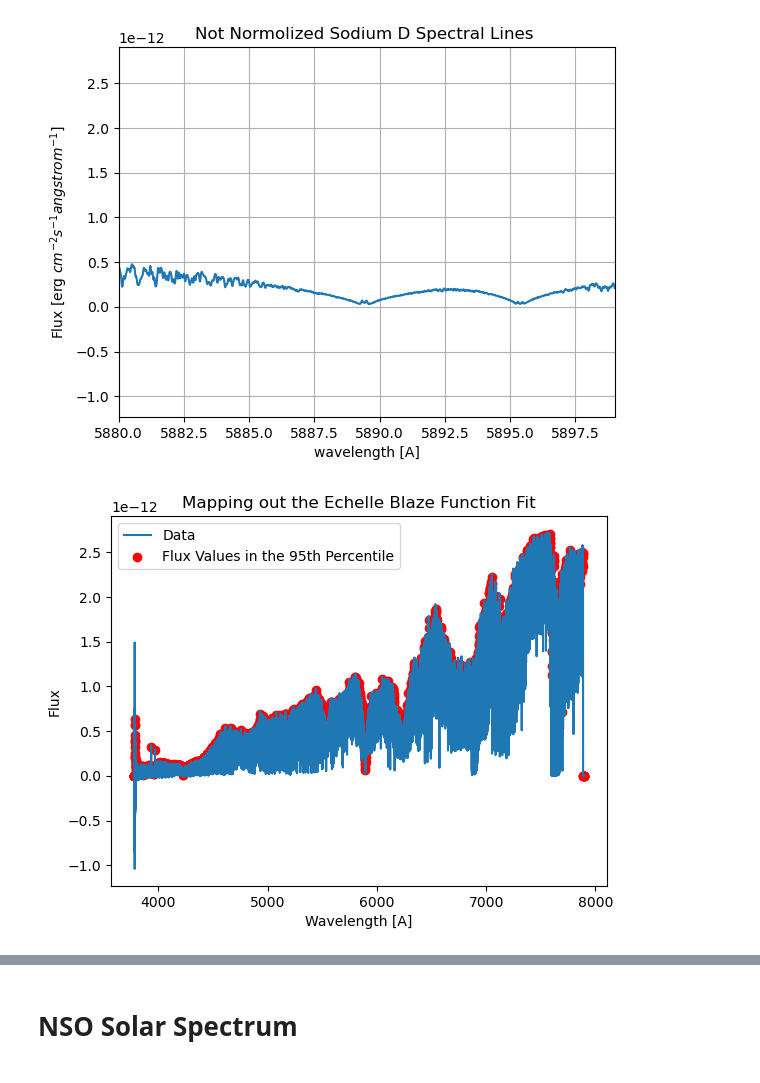
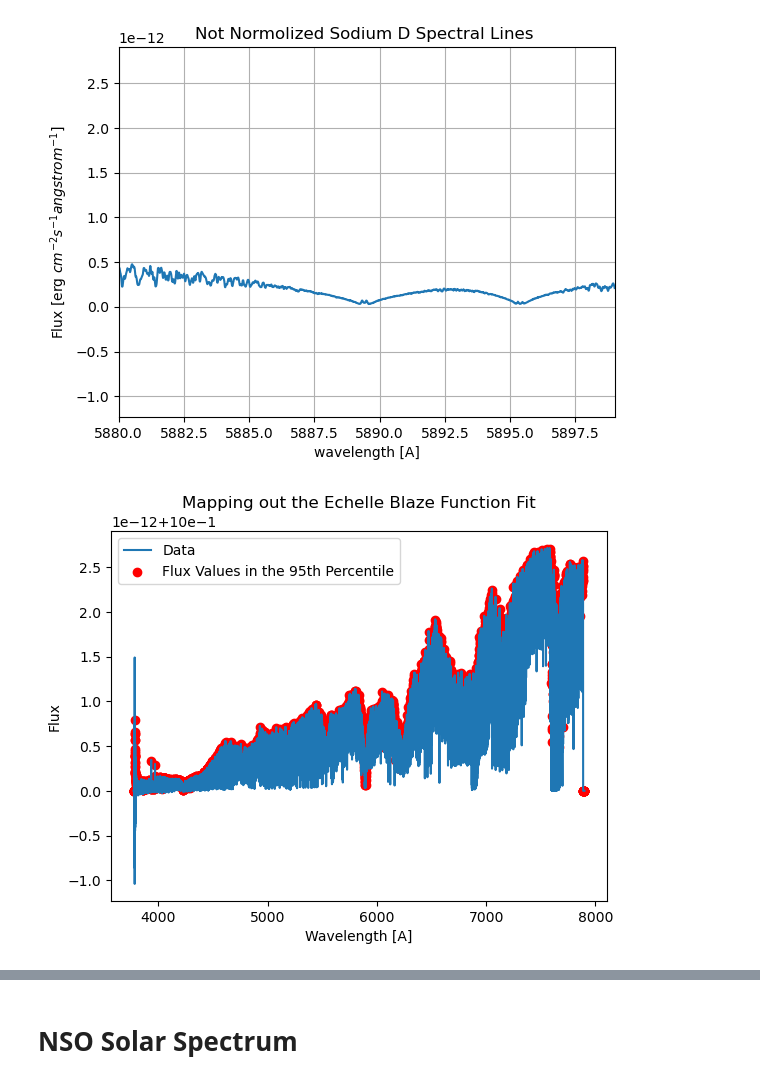
Before and after one commit to howardisaacson/Intro-2-Spectra, a Jupyter notebook: analysis/ESPRESSO/GL699 Spectral Lines.ipynb, the cells around one changed output, grey strips where cells are left out. Drawn from its saved outputs; the diff is of its cells as text; code cells hidden in the pictures.

```diff
--- a/analysis/ESPRESSO/GL699 Spectral Lines.ipynb
+++ b/analysis/ESPRESSO/GL699 Spectral Lines.ipynb
@@ -66,9 +67,10 @@ Text(0.5, 1.0, 'Not Normolized Sodium D Spectral Lines ')
 #dividing tauceti flux specctrum by the fit of 95th percentile flux values
 #still NOT normalized
 
-bin = 100
+#try different bin size like 50
+bin = 50
 wave = evt_data['WAVE'][0][:]
-flux = evt_data['FLUX'][0][:]
+flux = evt_data['FLUX'][0][:] + 1
 # this list will contain the indices corresponding to each of the 95th percentile flux values in each bin
 indices = []
 
@@ -78,34 +80,35 @@ for i in np.arange((len(wave) - (bin)), step = bin):
         value = flux[j]
         flux_values = np.append(flux_values, value)
     # find the 95th percentile flux value: we use 95 to get the maximum flux value in general
     # but avoid issues with cosmic rays and other emission lines
     flux_in_bin = np.percentile(flux_values, 95)
+
     # find the closest value in the flux array to the 95th percentile value
     absolute_difference_function = lambda list_value : abs(list_value - flux_in_bin)
     flux_in_bin = min(flux_values.tolist(), key=absolute_difference_function)
     index_in_bin = flux_values.tolist().index(flux_in_bin)
     index = i + index_in_bin
     indices = np.append(indices, index)
 
 # these lists will contain the wavlength and flux values at each index in 'indices'
 wl_values = []
 fl_values = []
 
 for index in indices:
     ind = int(index)
     wl_values = np.append(wl_values, wave[ind])
     fl_values = np.append(fl_values, flux[ind])
 
 plt.plot(wave, flux, label = 'Data')
 plt.scatter(wl_values, fl_values, color = 'red', label = 'Flux Values in the 95th Percentile')
 # plt.xlim(5880,5899)
 plt.title('Mapping out the Echelle Blaze Function Fit')
 plt.xlabel('Wavelength [A]')
 plt.ylabel('Flux')
 plt.legend()
 plt.show()
 # %% [output]
-[figure, old version]
+[figure, new version]
 # %%
 #setting s to 500000 to smooth the fit.
 spl = splrep(wl_values, fl_values, s = 500000)
```
Also changed, not shown: parts of 8 cells of this notebook, 1 other file.
